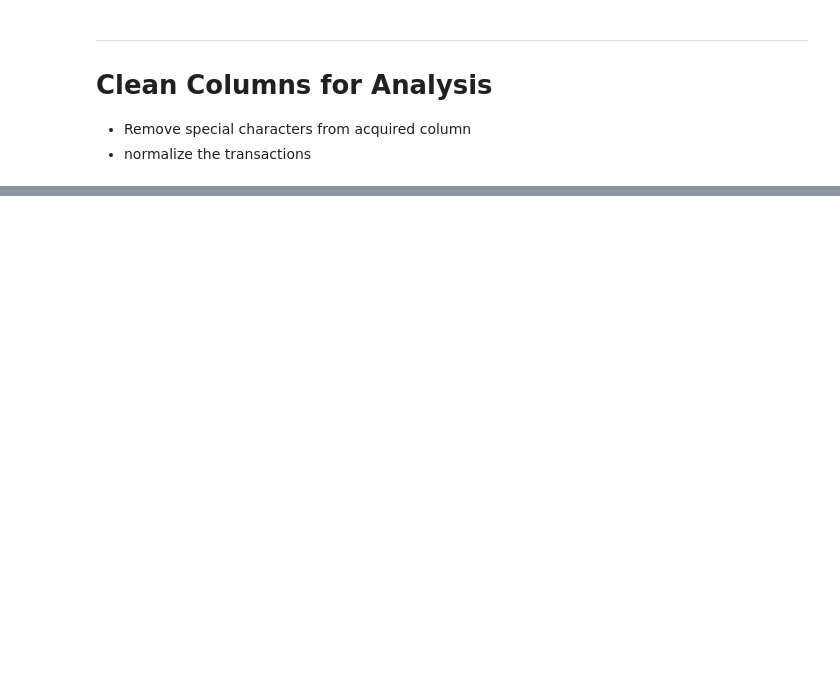
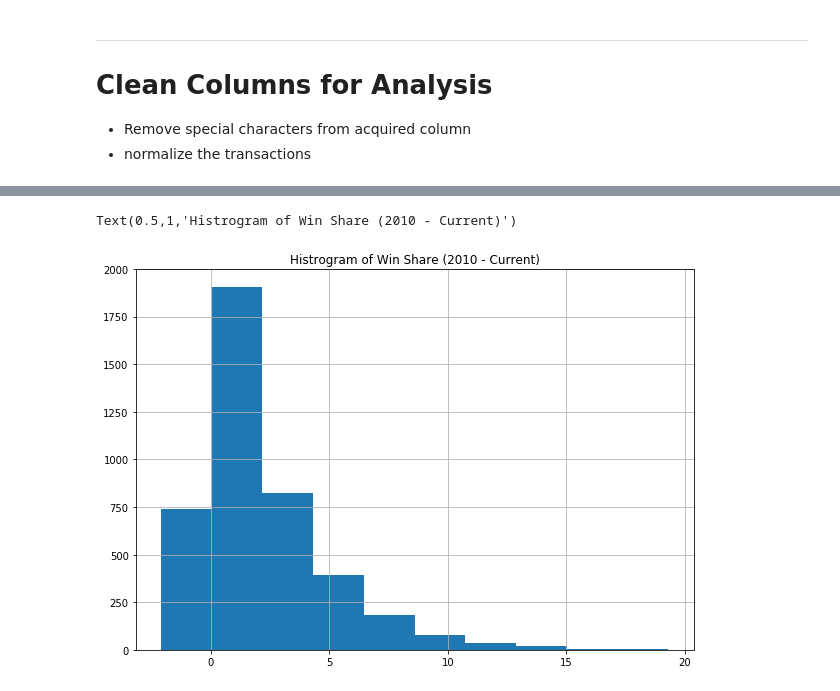
Before and after one commit to rberns28/NBA-GM-Scorer, a Jupyter notebook: ProjectV1.ipynb, the cells around one changed output, grey strips where cells are left out. Saved outputs shown, nothing was run; the diff lists cells and outputs as text; code cells hidden in the pictures; blank space fills up the shorter version.

```diff
--- a/ProjectV1.ipynb
+++ b/ProjectV1.ipynb
@@ -186,0 +294,2 @@ newDat.head(30)
+# %%
+baseStats = pd.read_csv('~/Documents/Fordham/Sports Analytics/nbaGMscorer/season_stats.csv',sep=',')
@@ -186,0 +351,6 @@ newDat.head(30)
+# %%
+baseStats[(baseStats['Year'] > 2010)]['WS'].hist(figsize=(10,7))
+plt.title("Histrogram of Win Share (2010 - Current)")
+# %% [output]
+Text(0.5,1,'Histrogram of Win Share (2010 - Current)')
+[figure, added]
```
Also changed, not shown: parts of 42 cells of this notebook.
